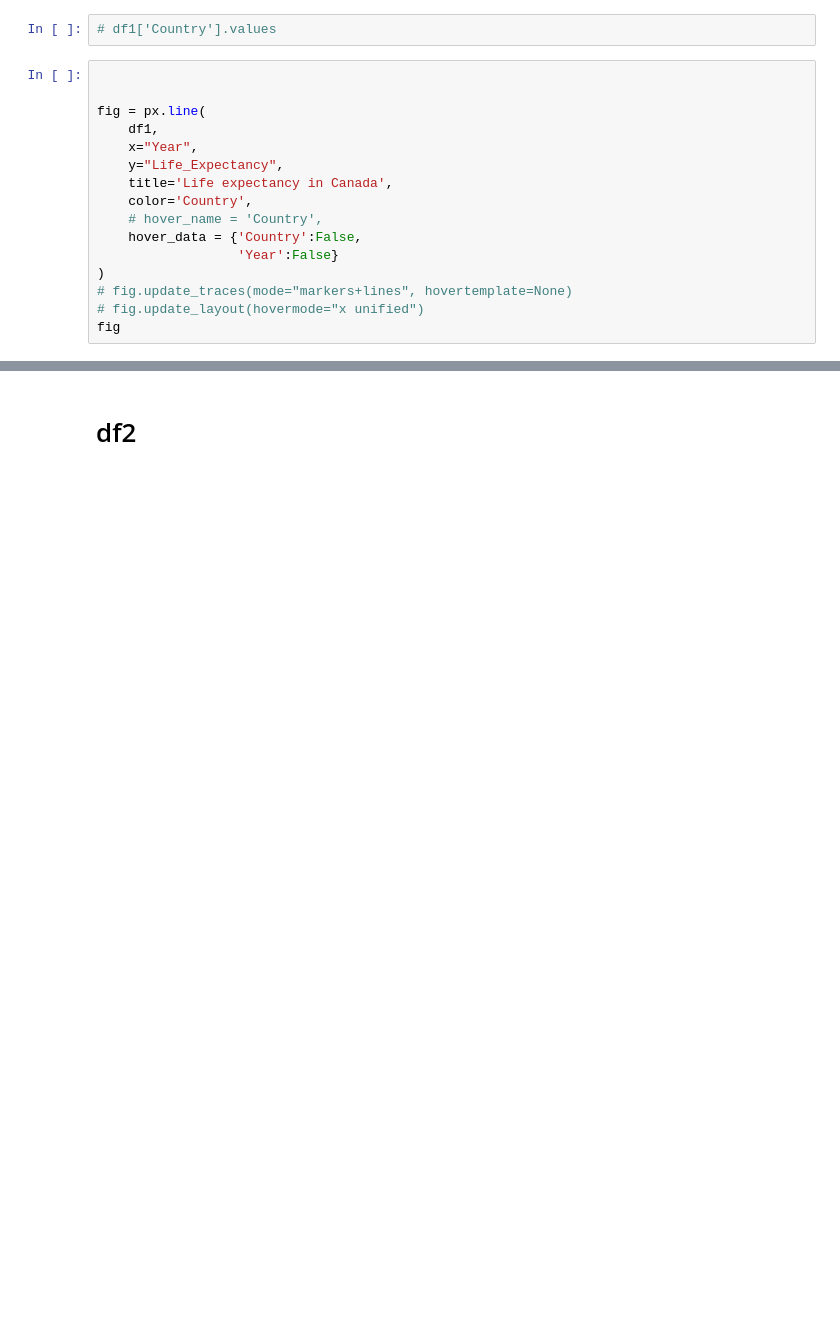
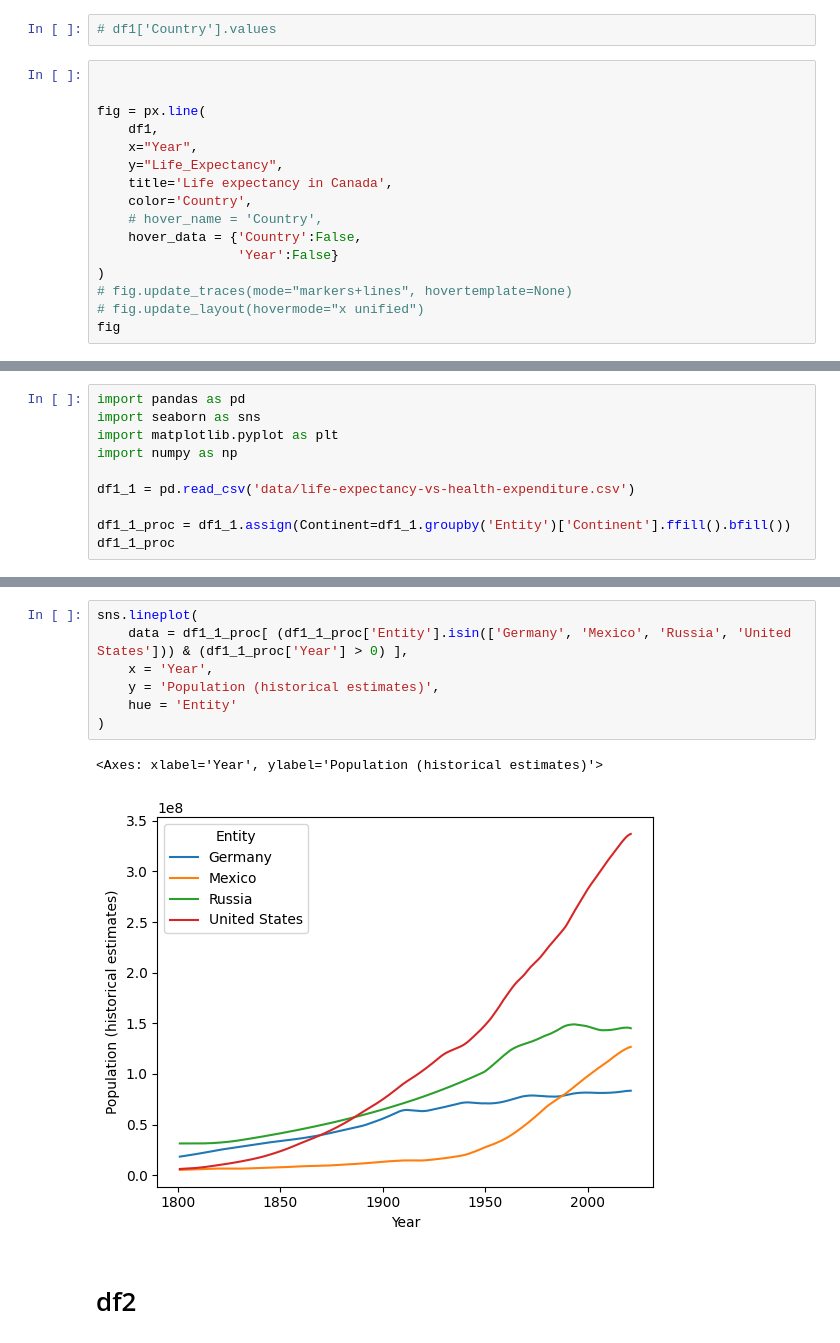
Before and after one commit to EvgeniiZorin/24-streamlit, a Jupyter notebook: explore.ipynb, the cells around one changed output, grey strips where cells are left out. Drawn from its saved outputs; the diff is of its cells as text; blank space fills up the shorter version.

```diff
--- a/explore.ipynb
+++ b/explore.ipynb
@@ -59,0 +62,10 @@ fig
+# %%
+import pandas as pd
+import seaborn as sns
+import matplotlib.pyplot as plt
+import numpy as np
+
+df1_1 = pd.read_csv('data/life-expectancy-vs-health-expenditure.csv')
+
+df1_1_proc = df1_1.assign(Continent=df1_1.groupby('Entity')['Continent'].ffill().bfill())
+df1_1_proc
@@ -60,2 +106,12 @@ fig
+# %%
+sns.lineplot(
+    data = df1_1_proc[ (df1_1_proc['Entity'].isin(['Germany', 'Mexico', 'Russia', 'United States'])) & (df1_1_proc['Year'] > 0) ],
+    x = 'Year',
+    y = 'Population (historical estimates)',
+    hue = 'Entity'
+)
+# %% [output]
+<Axes: xlabel='Year', ylabel='Population (historical estimates)'>
+[figure, added]
 # %% [markdown]
 # df2
```
Also changed, not shown: parts of 13 cells of this notebook, 18 other files.
